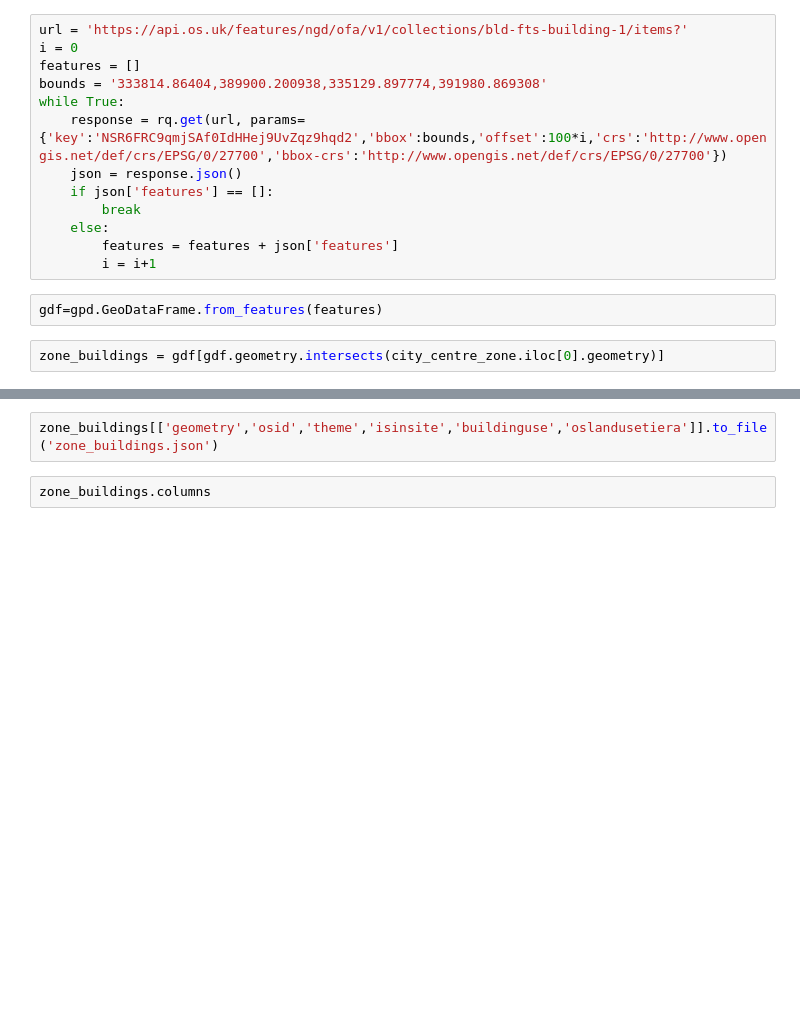
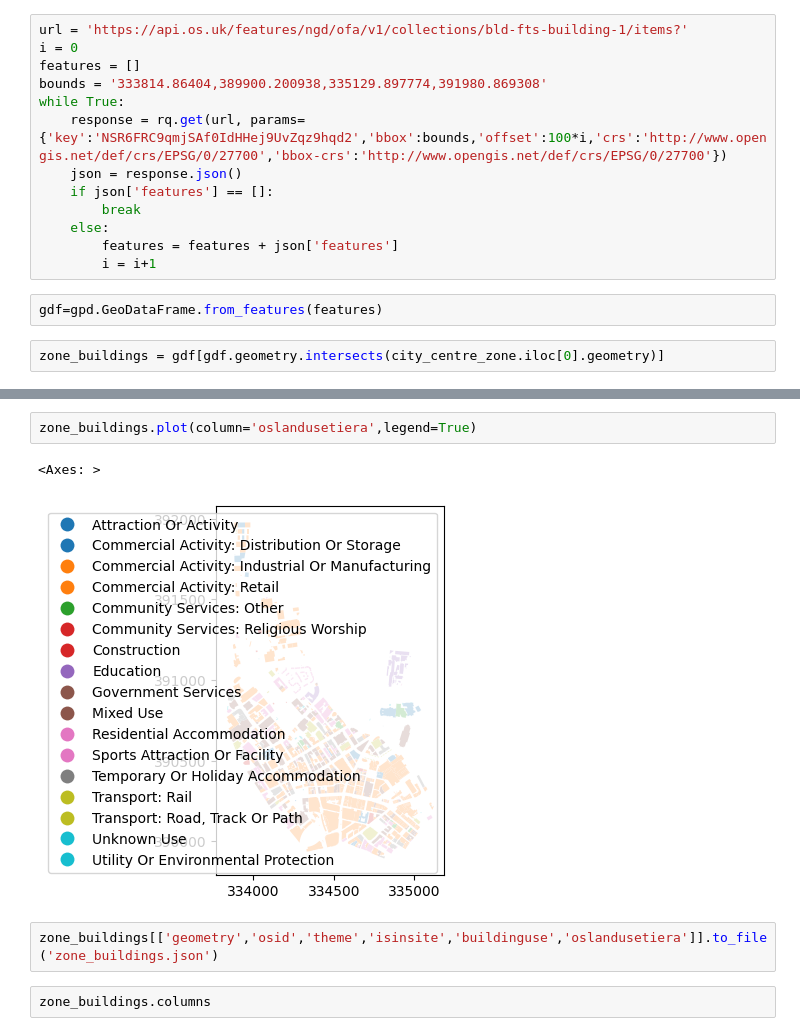
Before and after one commit to tosborneLCR/LCR-Energy-Data, a Jupyter notebook: data/AZP/OSDataHub.ipynb, the cells around one changed output, grey strips where cells are left out. Drawn from its saved outputs; the diff is of its cells as text; blank space fills up the shorter version.

```diff
--- a/data/AZP/OSDataHub.ipynb
+++ b/data/AZP/OSDataHub.ipynb
@@ -29,3 +29,8 @@ zone_buildings.plot()
+# %%
+zone_buildings.plot(column='oslandusetiera',legend=True)
+# %% [output]
+<Axes: >
+[figure, added]
 # %%
 zone_buildings[['geometry','osid','theme','isinsite','buildinguse','oslandusetiera']].to_file('zone_buildings.json')
 # %%
```
Also changed, not shown: parts of 2 cells of this notebook, 1 other file.
